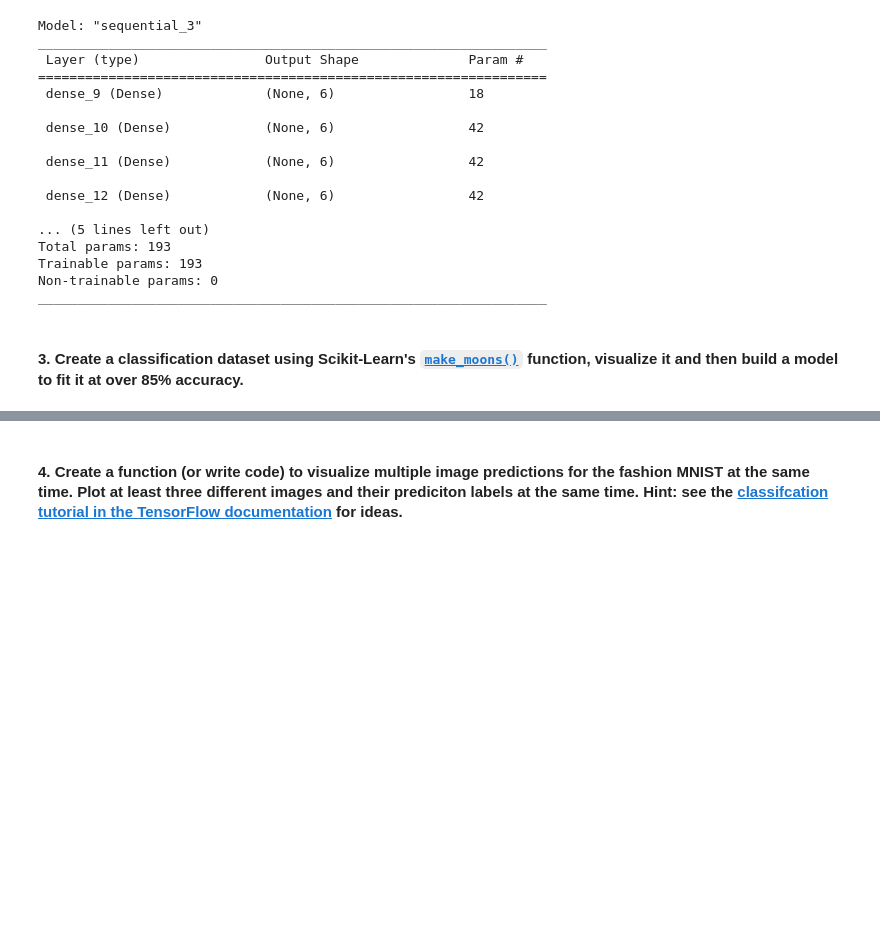
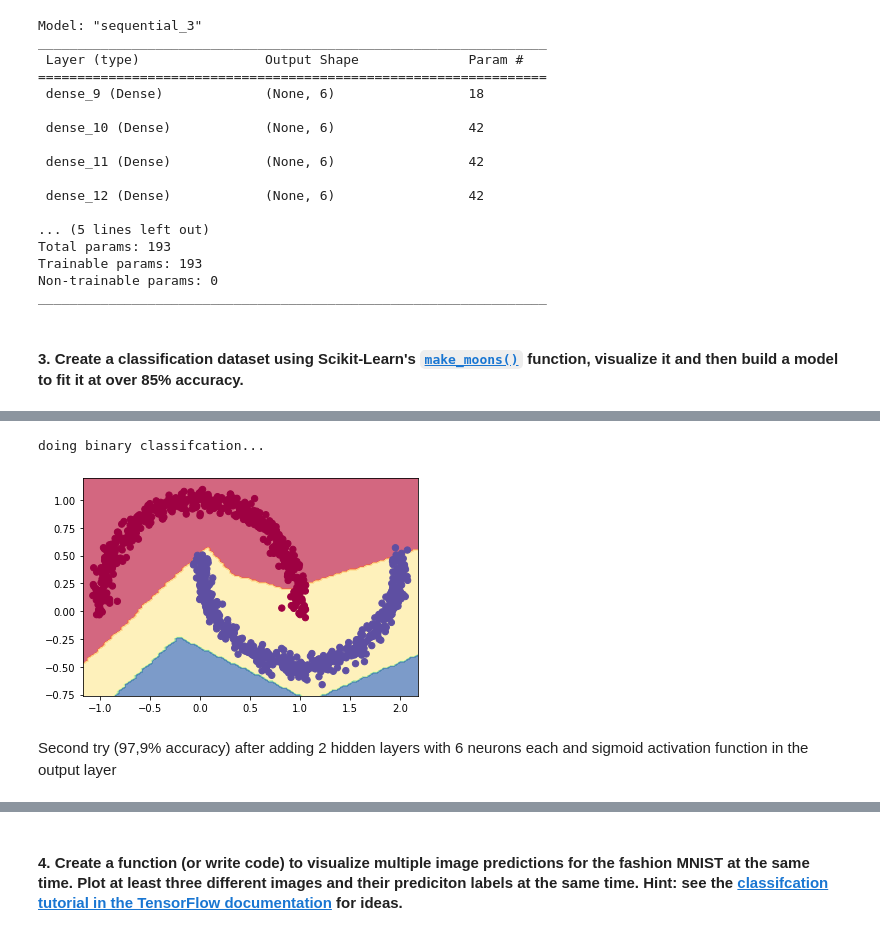
Before and after one commit to jacksonns/TensorFlow_Practice, a Jupyter notebook: 02_tf_classification.ipynb, the cells around one changed output, grey strips where cells are left out. Drawn from its saved outputs; the diff is of its cells as text; code cells hidden in the pictures; blank space fills up the shorter version.

```diff
--- a/02_tf_classification.ipynb
+++ b/02_tf_classification.ipynb
@@ -218,0 +232,13 @@ _________________________________________________________________
+# %%
+tf.random.set_seed(42)
+
+model1 = tf.keras.Sequential([
+  tf.keras.layers.Dense(4, activation = "relu"),  # or tf.keras.activations.relu
+  tf.keras.layers.Dense(1, activation = "relu")
+])
+
+model1.compile(loss = "binary_crossentropy",  # or tf.keras.losses.BinaryCrossentropy()
+               optimizer = tf.keras.optimizers.Adam(),
+               metrics = ["accuracy"])
+
+model1.fit(x, y, epochs = 100)
@@ -218,0 +269,7 @@ _________________________________________________________________
+# %%
+plot_decision_boundary(model1, x, y)
+# %% [output]
+doing binary classifcation...
+[figure, added]
+# %% [markdown]
+Second try (97,9% accuracy) after adding 2 hidden layers with 6 neurons each and sigmoid activation function in the output layer
```
Also changed, not shown: parts of 34 cells of this notebook.
